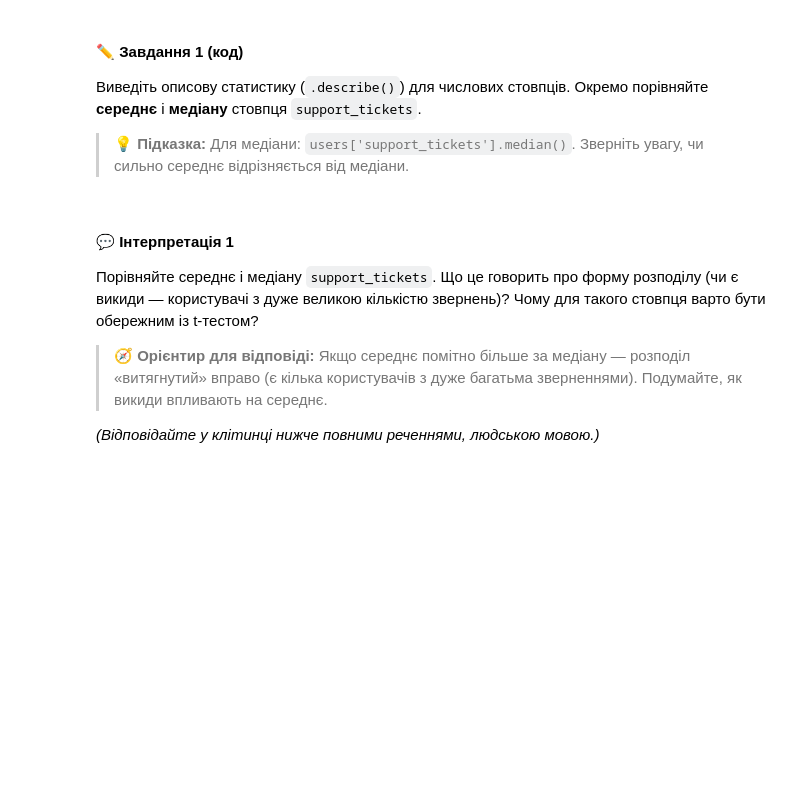
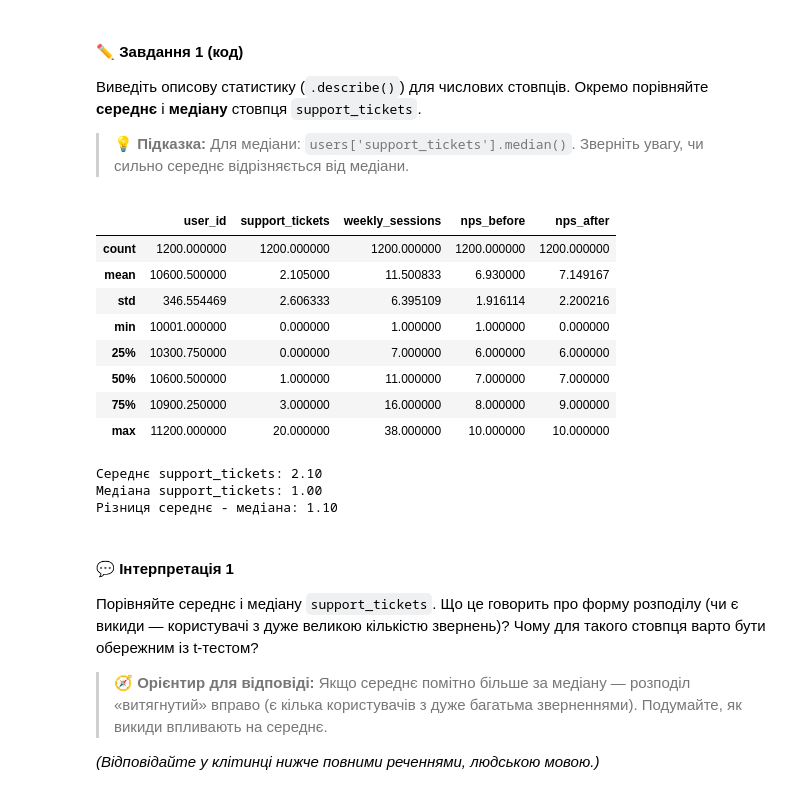
Before and after one commit to DymaStar/DTA_2026, a Jupyter notebook: HW/DS_CW+HW190626"practice_stat_tests_HARDER_ipynb".ipynb, the cells around one changed output. Cells and saved outputs as stored; diff of their text form; code cells hidden in the pictures; blank space fills up the shorter version.

```diff
--- a/HW/DS_CW+HW190626"practice_stat_tests_HARDER_ipynb".ipynb
+++ b/HW/DS_CW+HW190626"practice_stat_tests_HARDER_ipynb".ipynb
@@ -91,3 +94,28 @@ A/B онбординг: (100000, 3)
+# %%
+# Завдання 1:
+# Описова статистика для числових колонок.
+display(users.describe())
+
+# Окремо порівнюємо середнє та медіану support_tickets.
+support_mean = users['support_tickets'].mean()
+support_median = users['support_tickets'].median()
+
+print(f"Середнє support_tickets: {support_mean:.2f}")
+print(f"Медіана support_tickets: {support_median:.2f}")
+print(f"Різниця середнє - медіана: {support_mean - support_median:.2f}")
+# %% [output]
+|  | user_id | support_tickets | weekly_sessions | nps_before | nps_after |
+| count | 1200.000000 | 1200.000000 | 1200.000000 | 1200.000000 | 1200.000000 |
+| mean | 10600.500000 | 2.105000 | 11.500833 | 6.930000 | 7.149167 |
+| std | 346.554469 | 2.606333 | 6.395109 | 1.916114 | 2.200216 |
+| min | 10001.000000 | 0.000000 | 1.000000 | 1.000000 | 0.000000 |
+| 25% | 10300.750000 | 0.000000 | 7.000000 | 6.000000 | 6.000000 |
+| 50% | 10600.500000 | 1.000000 | 11.000000 | 7.000000 | 7.000000 |
+| 75% | 10900.250000 | 3.000000 | 16.000000 | 8.000000 | 9.000000 |
+| max | 11200.000000 | 20.000000 | 38.000000 | 10.000000 | 10.000000 |
+Середнє support_tickets: 2.10
+Медіана support_tickets: 1.00
+Різниця середнє - медіана: 1.10
 # %% [markdown]
 #### 💬 Інтерпретація 1
 
```
Also changed, not shown: parts of 55 cells of this notebook.
